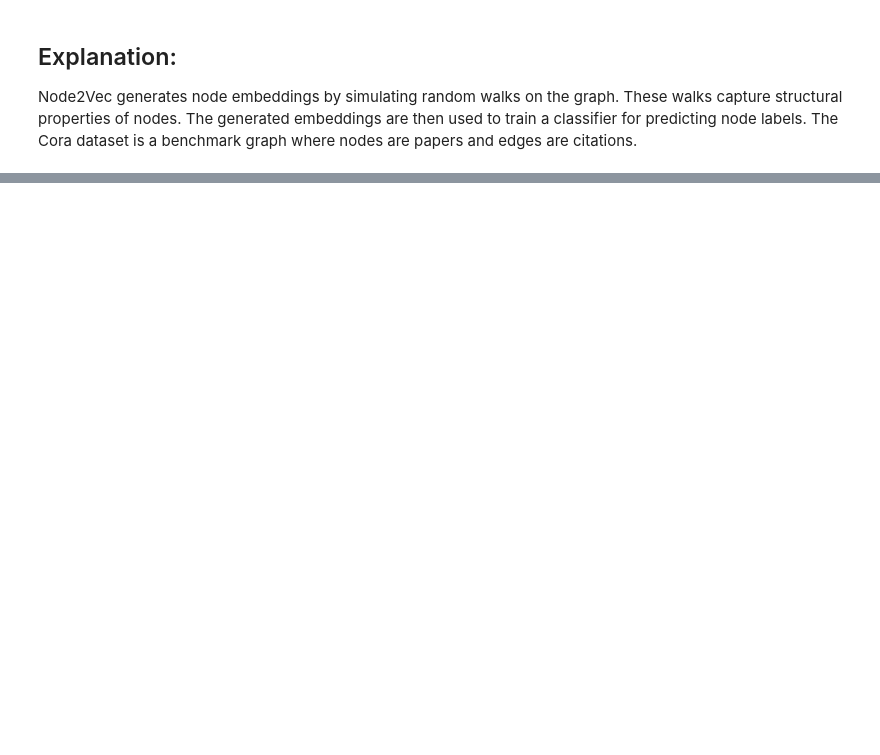
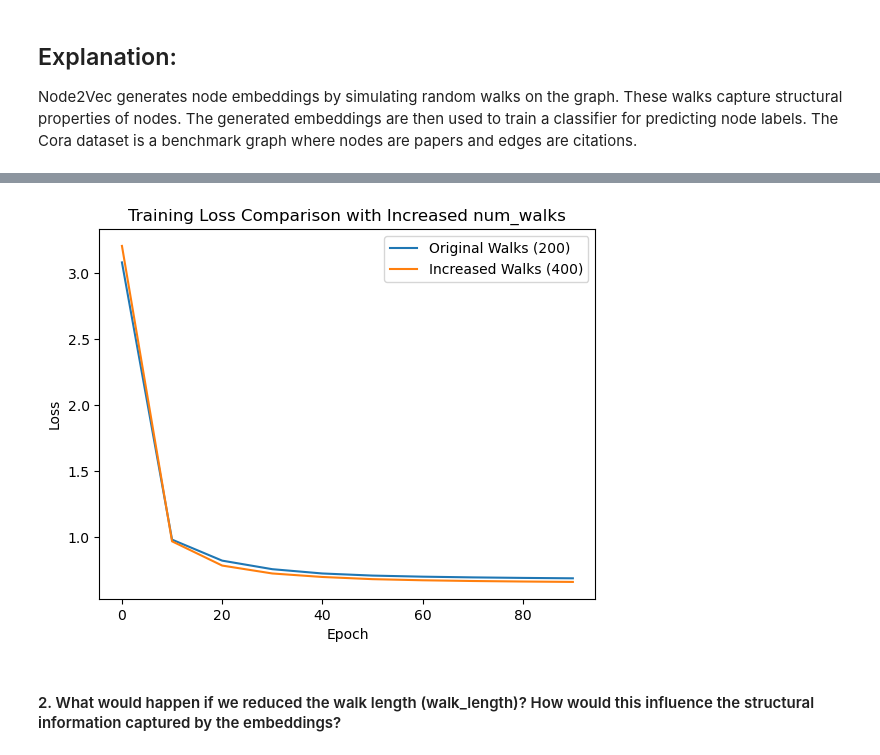
Before and after one commit to xgui17/DSC180A-HW2, a Jupyter notebook: Implementing a Random Walk-based GNN (Node2Vec).ipynb, the cells around one changed output, grey strips where cells are left out. Drawn from its saved outputs; the diff is of its cells as text; code cells hidden in the pictures; blank space fills up the shorter version.

```diff
--- a/Implementing a Random Walk-based GNN (Node2Vec).ipynb
+++ b/Implementing a Random Walk-based GNN (Node2Vec).ipynb
@@ -28,7 +28,8 @@ G = to_networkx(data, to_undirected=True)
 
 # Node2Vec configuration
 node2vec = Node2Vec(G, dimensions=64, walk_length=30, num_walks=200, workers=2)
-model = node2vec.fit(window=10, min_count=1)
+# model = node2vec.fit(window=10, min_count=1)
+model = node2vec.fit(window=10, min_count=1, vector_size=64)
 
 # Embeddings for each node
 embeddings = model.wv  # Node embeddings
@@ -47,6 +48,8 @@ classifier = Classifier(64, 7)
 optimizer = optim.Adam(classifier.parameters(), lr=0.01)
 criterion = nn.CrossEntropyLoss()
 
+original_loss = []
+
 # Training loop
 for epoch in range(100):
     classifier.train()
@@ -61,5 +64,6 @@ for epoch in range(100):
 
     if epoch % 10 == 0:
         print(f'Epoch {epoch}, Loss: {loss.item()}')
+        original_loss.append(loss.item())
 
 print("Training complete!")
@@ -89,0 +114,25 @@ The Cora dataset is a benchmark graph where nodes are papers and edges are citat
+# %%
+# increase number of walks
+node2vec_more_walks = Node2Vec(G, dimensions=64, walk_length=30, num_walks=400, workers=2)
+model_more_walks = node2vec_more_walks.fit(window=10, min_count=1, vector_size=64)
+
+embeddings_more_walks = model_more_walks.wv
+
+classifier_more_walks = Classifier(64, 7)
+optimizer_more_walks = optim.Adam(classifier_more_walks.parameters(), lr=0.01)
+# %%
+loss_more_walks = []
+
+for epoch in range(100):
+    classifier_more_walks.train()
+    optimizer_more_walks.zero_grad()
+
+    output_high_walks = classifier_more_walks(torch.tensor([embeddings_more_walks[str(i)] for i in range(data.num_nodes)]))
+
+    loss = criterion(output_high_walks, data.y)
+    loss.backward()
+    optimizer_more_walks.step()
+
+    if epoch % 10 == 0:
+        print(f'Epoch {epoch}, Loss (More Walks): {loss.item()}')
+        loss_more_walks.append(loss.item())
@@ -89,0 +150,14 @@ The Cora dataset is a benchmark graph where nodes are papers and edges are citat
+# %%
+epochs = range(0, 100, 10)
+
+plt.plot(epochs, original_loss, label="Original Walks (200)")
+plt.plot(epochs, loss_more_walks, label="Increased Walks (400)")
+plt.xlabel('Epoch')
+plt.ylabel('Loss')
+plt.title('Training Loss Comparison with Increased num_walks')
+plt.legend()
+plt.show()
+# %% [output]
+[figure, added]
+# %% [markdown]
+#### 2. What would happen if we reduced the walk length (walk_length)? How would this influence the structural information captured by the embeddings?
```
Also changed, not shown: parts of 25 cells of this notebook, 1 other file.
